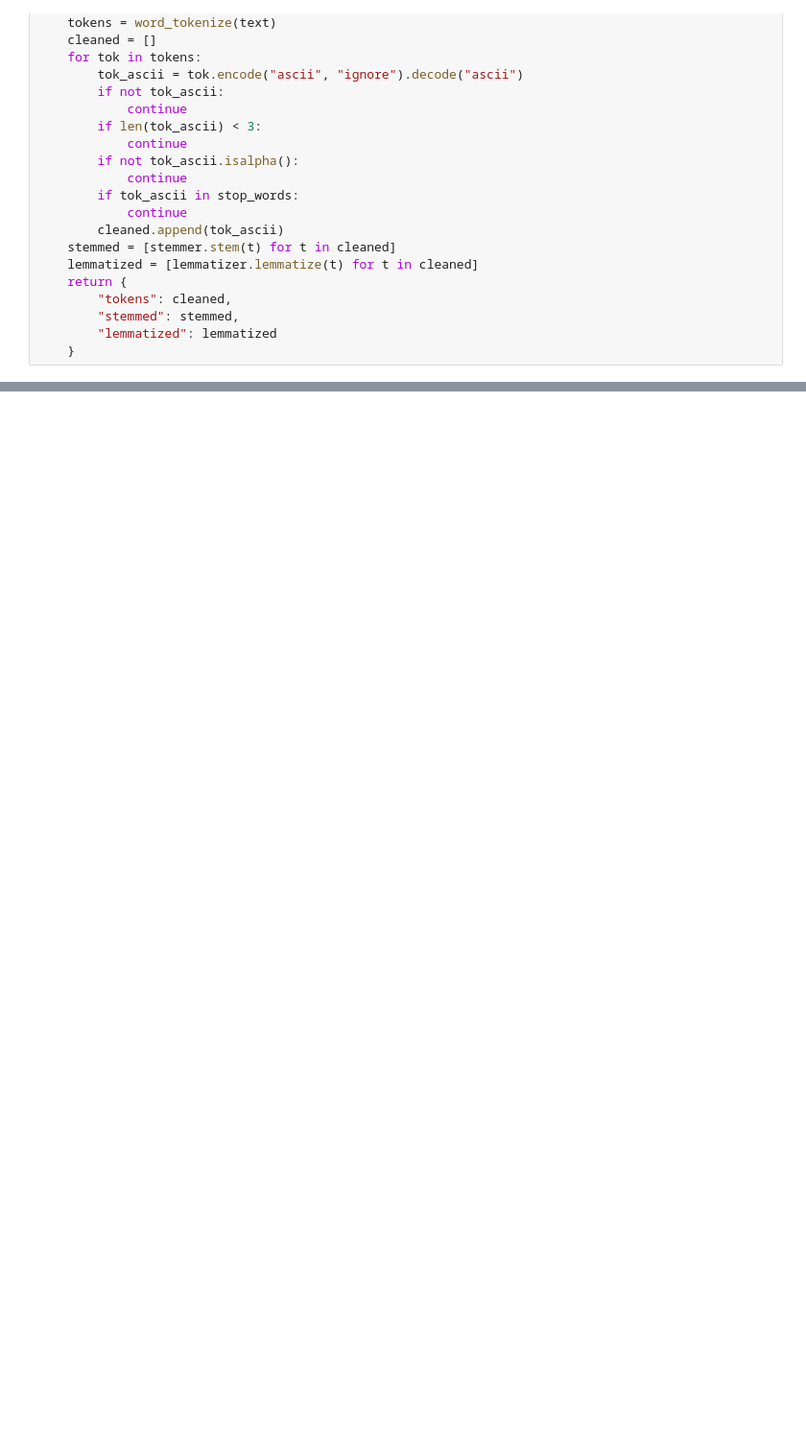
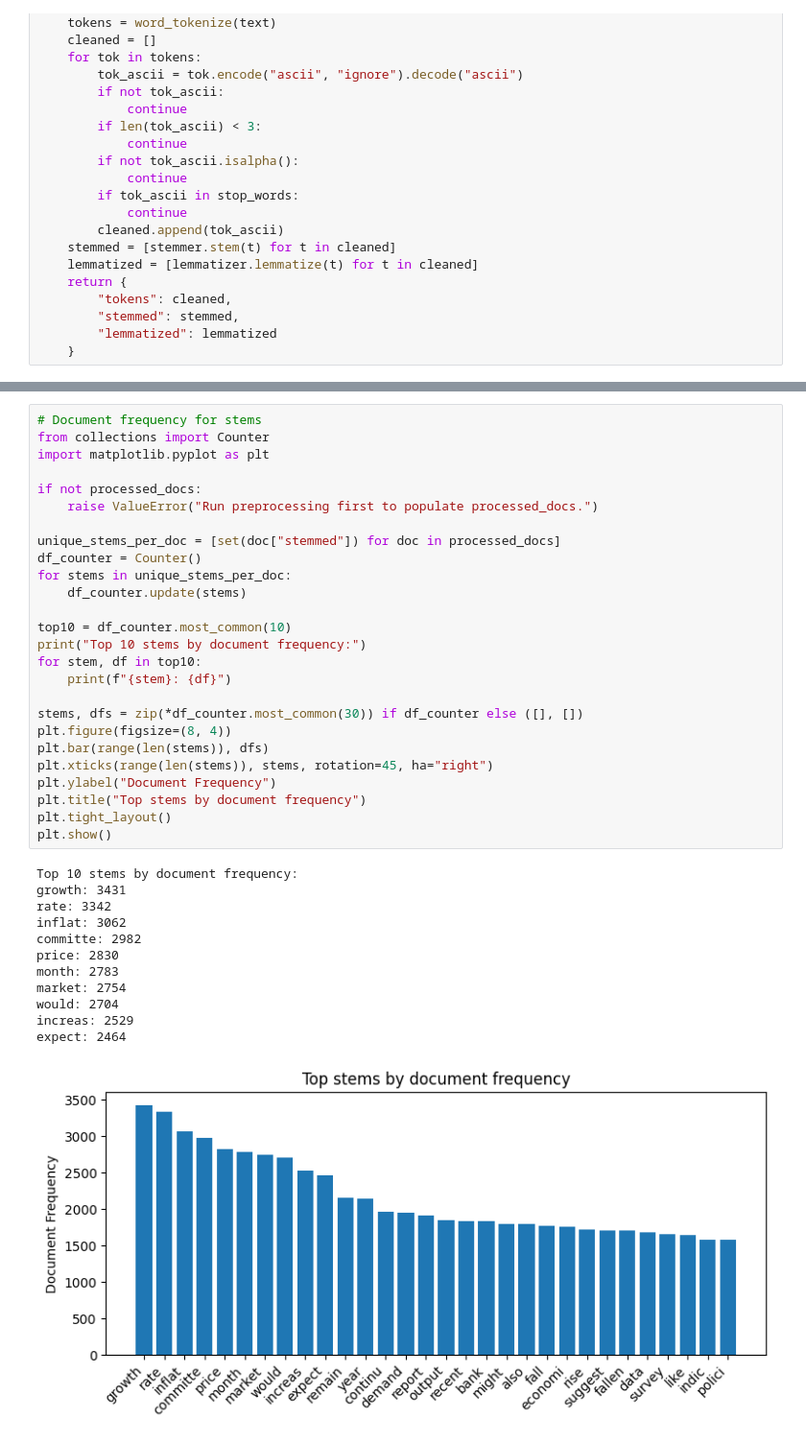
Before and after one commit to George-hardworking/data-science-in-empirical-economics, a Jupyter notebook: assignment1/scripts/assignment1_kaibiao.ipynb, the cells around one changed output, grey strips where cells are left out. Shown at 96% size. Drawn from its saved outputs; the diff is of its cells as text; blank space fills up the shorter version.

```diff
--- a/assignment1/scripts/assignment1_kaibiao.ipynb
+++ b/assignment1/scripts/assignment1_kaibiao.ipynb
@@ -90,0 +108,39 @@ LookupError:
+# %%
+# Document frequency for stems
+from collections import Counter
+import matplotlib.pyplot as plt
+
+if not processed_docs:
+    raise ValueError("Run preprocessing first to populate processed_docs.")
+
+unique_stems_per_doc = [set(doc["stemmed"]) for doc in processed_docs]
+df_counter = Counter()
+for stems in unique_stems_per_doc:
+    df_counter.update(stems)
+
+top10 = df_counter.most_common(10)
+print("Top 10 stems by document frequency:")
+for stem, df in top10:
+    print(f"{stem}: {df}")
+
+stems, dfs = zip(*df_counter.most_common(30)) if df_counter else ([], [])
+plt.figure(figsize=(8, 4))
+plt.bar(range(len(stems)), dfs)
+plt.xticks(range(len(stems)), stems, rotation=45, ha="right")
+plt.ylabel("Document Frequency")
+plt.title("Top stems by document frequency")
+plt.tight_layout()
+plt.show()
+# %% [output]
+Top 10 stems by document frequency:
+growth: 3431
+rate: 3342
+inflat: 3062
+committe: 2982
+price: 2830
+month: 2783
+market: 2754
+would: 2704
+increas: 2529
+expect: 2464
+[figure, added]
```
Also changed, not shown: parts of 11 cells of this notebook.
